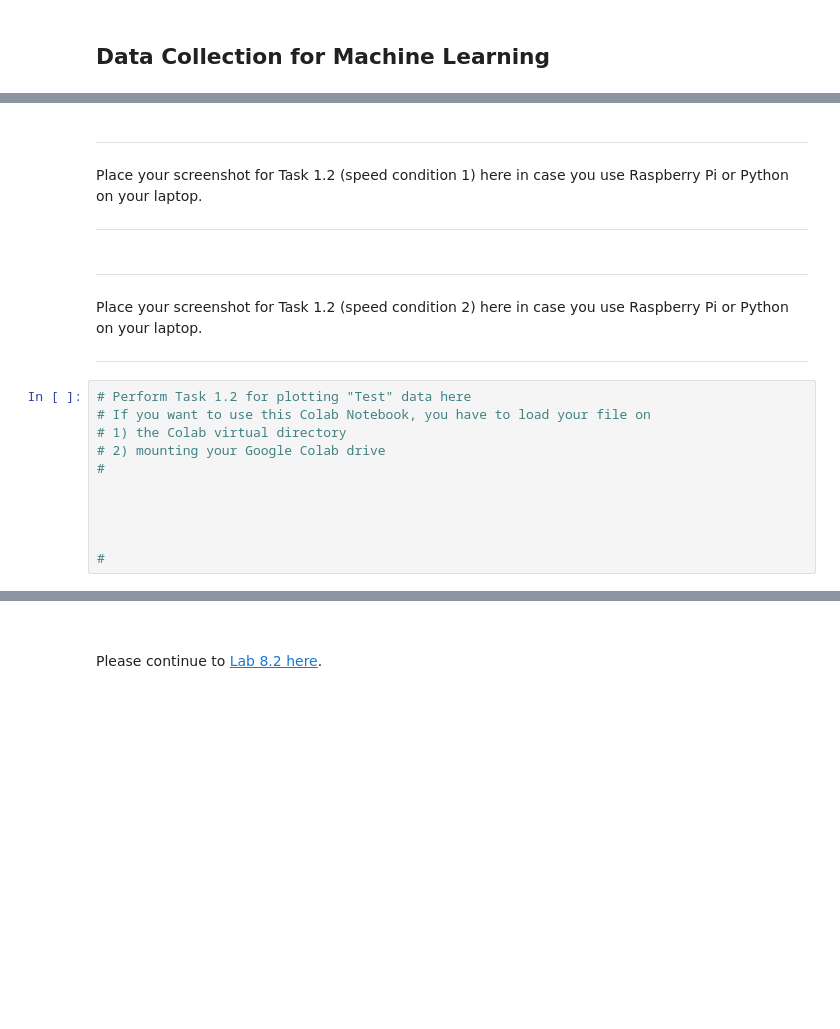
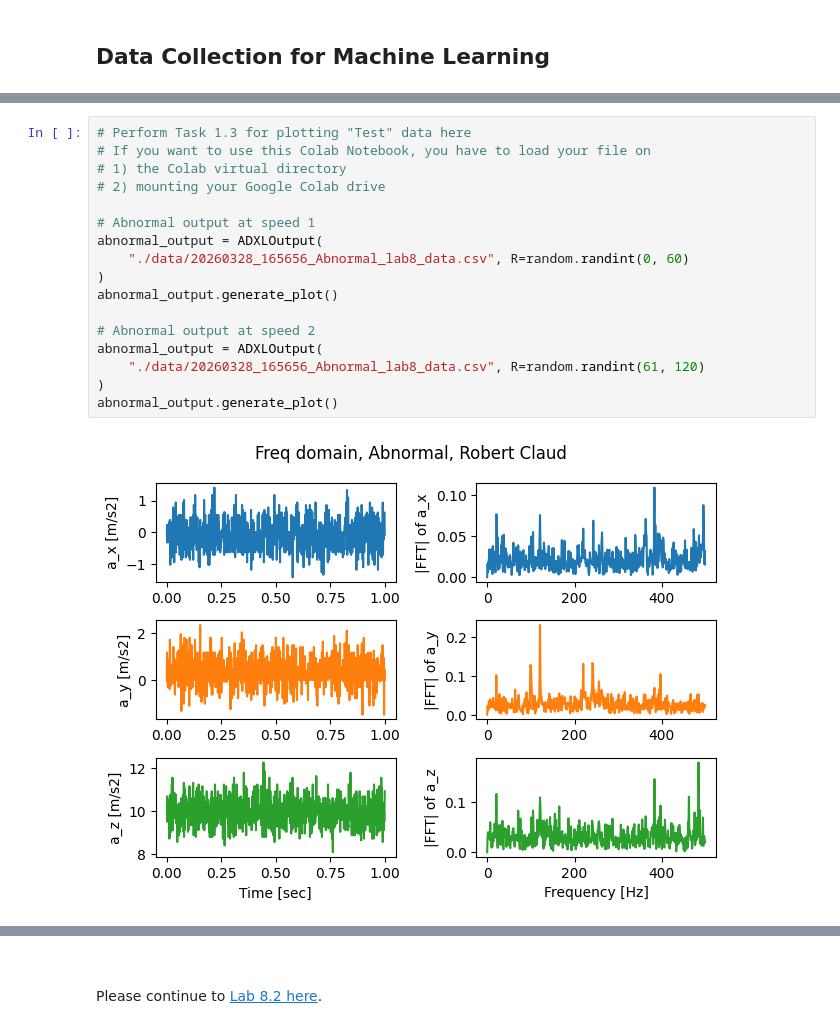
Before and after one commit to rd908213/ME-597-IIoT, a Jupyter notebook: lab/lab8/L8_Colab1.ipynb, the cells around one changed output, grey strips where cells are left out. Cells and saved outputs as stored; diff of their text form; blank space fills up the shorter version.

```diff
--- a/lab/lab8/L8_Colab1.ipynb
+++ b/lab/lab8/L8_Colab1.ipynb
@@ -329,23 +424,19 @@ Run ‘Lab8_data_collector.py’ while you run the AFF with variables, ‘condit
-# %% [markdown]
----
-
-Place your screenshot for Task 1.2 (speed condition 1) here in case you use Raspberry Pi or Python on your laptop.
-
----
-# %% [markdown]
----
-
-Place your screenshot for Task 1.2 (speed condition 2) here in case you use Raspberry Pi or Python on your laptop.
-
----
 # %%
-# Perform Task 1.2 for plotting "Test" data here
+# Perform Task 1.3 for plotting "Test" data here
 # If you want to use this Colab Notebook, you have to load your file on
 # 1) the Colab virtual directory
 # 2) mounting your Google Colab drive
-#
 
+# Abnormal output at speed 1
+abnormal_output = ADXLOutput(
+    "./data/20260328_165656_Abnormal_lab8_data.csv", R=random.randint(0, 60)
+)
+abnormal_output.generate_plot()
 
-
-
-#
+# Abnormal output at speed 2
+abnormal_output = ADXLOutput(
+    "./data/20260328_165656_Abnormal_lab8_data.csv", R=random.randint(61, 120)
+)
+abnormal_output.generate_plot()
+# %% [output]
+[figure, added]
```
Also changed, not shown: parts of 22 cells of this notebook.
